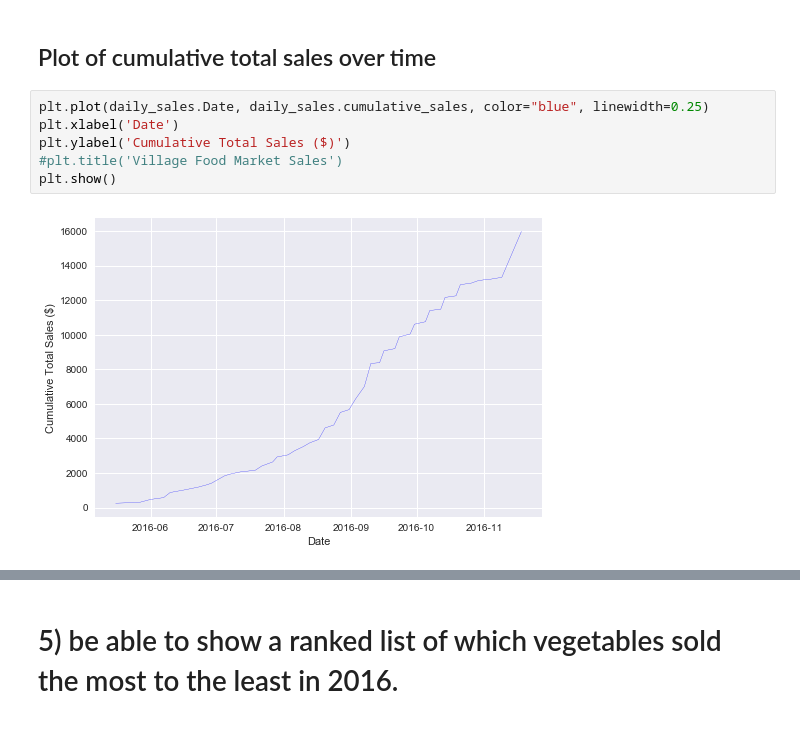
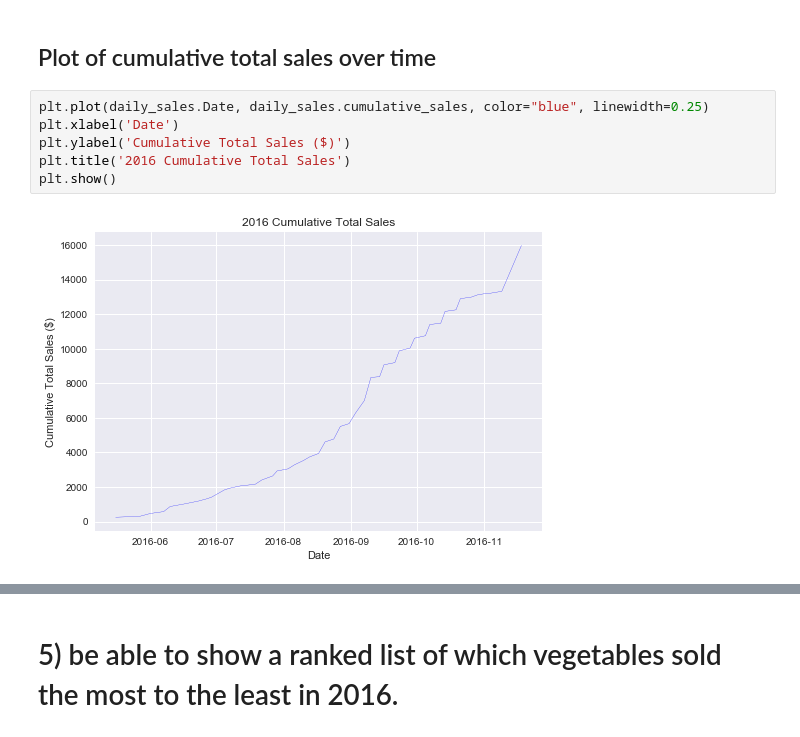
Before and after one commit to james-parks/gabriola, a Jupyter notebook: Gabriola Farm Info.ipynb, the cells around one changed output, grey strips where cells are left out. Cells and saved outputs as stored; diff of their text form.

```diff
--- a/Gabriola Farm Info.ipynb
+++ b/Gabriola Farm Info.ipynb
@@ -174,8 +177,8 @@ daily_sales["cumulative_sales"]=daily_sales.Total.cumsum()
 # %%
 plt.plot(daily_sales.Date, daily_sales.cumulative_sales, color="blue", linewidth=0.25)
 plt.xlabel('Date')
 plt.ylabel('Cumulative Total Sales ($)')
-#plt.title('Village Food Market Sales')
+plt.title('2016 Cumulative Total Sales')
 plt.show()
 # %% [output]
-[figure, old version]
+[figure, new version]
```
Also changed, not shown: parts of 12 cells of this notebook.
